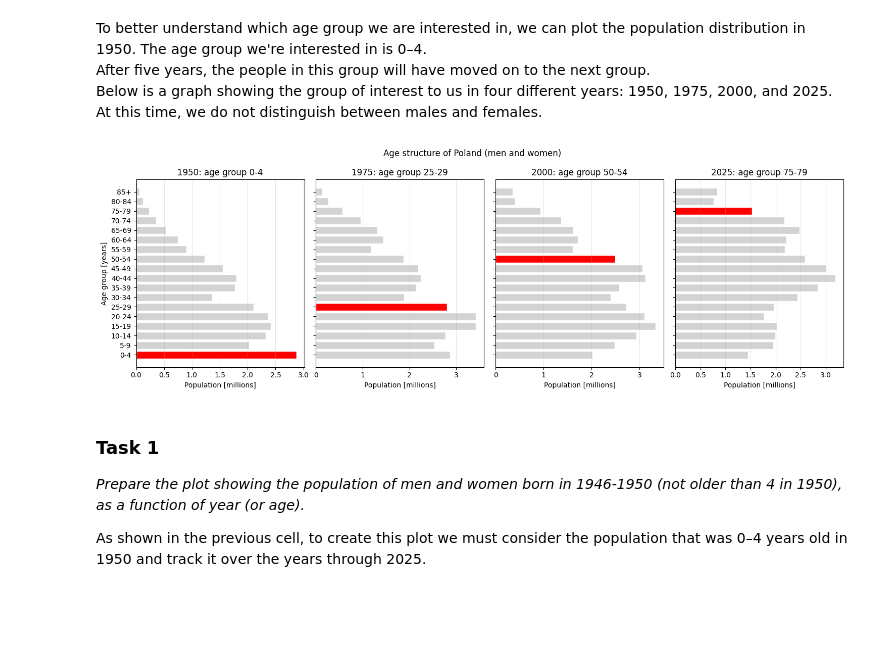
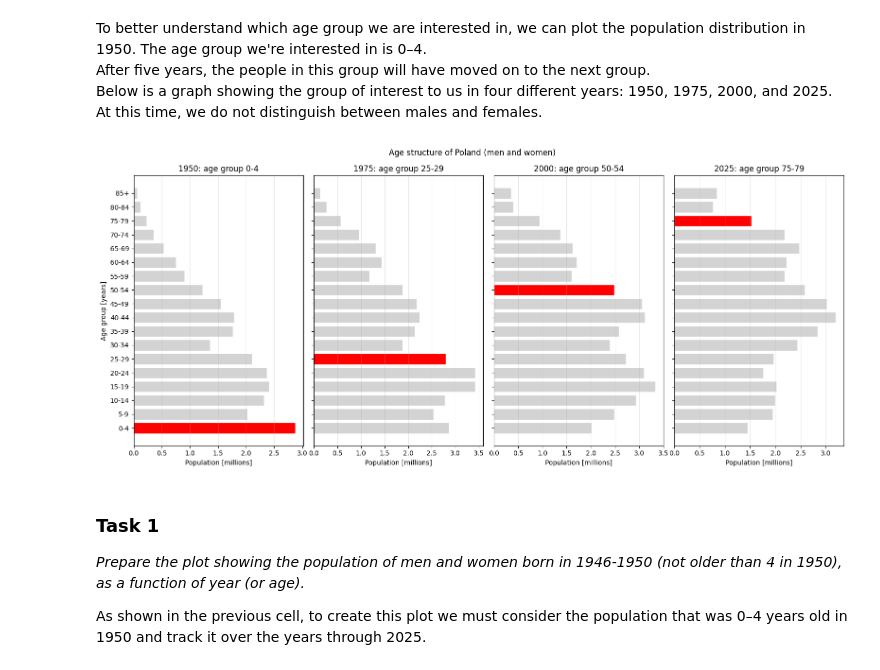
Before and after one commit to igordt/SAED_homeworks, a Jupyter notebook: h1/h1.ipynb, the cells around one changed output. Cells and saved outputs as stored; diff of their text form; code cells hidden in the pictures; blank space fills up the shorter version.

```diff
--- a/h1/h1.ipynb
+++ b/h1/h1.ipynb
@@ -148,25 +148,25 @@ At this time, we do not distinguish between males and females.
 # %%
 years = [1950, 1975, 2000, 2025]
 
-fig, axes = plt.subplots(1, len(years), figsize=(15, 5), sharey=True)
+fig, axes = plt.subplots(1, len(years), figsize=(16, 7), sharey=True)
 for ax, year in zip(axes, years):
     pop = (hw[(hw.TIME_PERIOD == year) & hw.AGE.isin(groups)]   #
            .groupby("AGE").OBS_VALUE.sum()[groups] / 1e6)
     k = (year - 1950) // 5
 
     colors = ["lightgray"] * len(groups)
     colors[k] = "red"
     ax.barh(labels, pop, color=colors, edgecolor="white", linewidth=1)
     ax.set_title(f"{year}: age group {labels[k]}")
     ax.set_xlabel("Population [millions]")
     ax.grid(axis="x", alpha=0.3)
 axes[0].set_ylabel("Age group [years]")
 fig.suptitle("Age structure of Poland (men and women)")
 fig.tight_layout()
-fig.savefig("age_structure.png", dpi = 500)
+fig.savefig("images/age_structure.png", dpi = 500)
 plt.show()
 # %% [output]
-[figure, old version]
+[figure, new version]
 # %% [markdown]
 ### Task 1 ###
 _Prepare the plot showing the population of men and women born in 1946-1950
```
Also changed, not shown: parts of 3 cells of this notebook, 6 other files.
